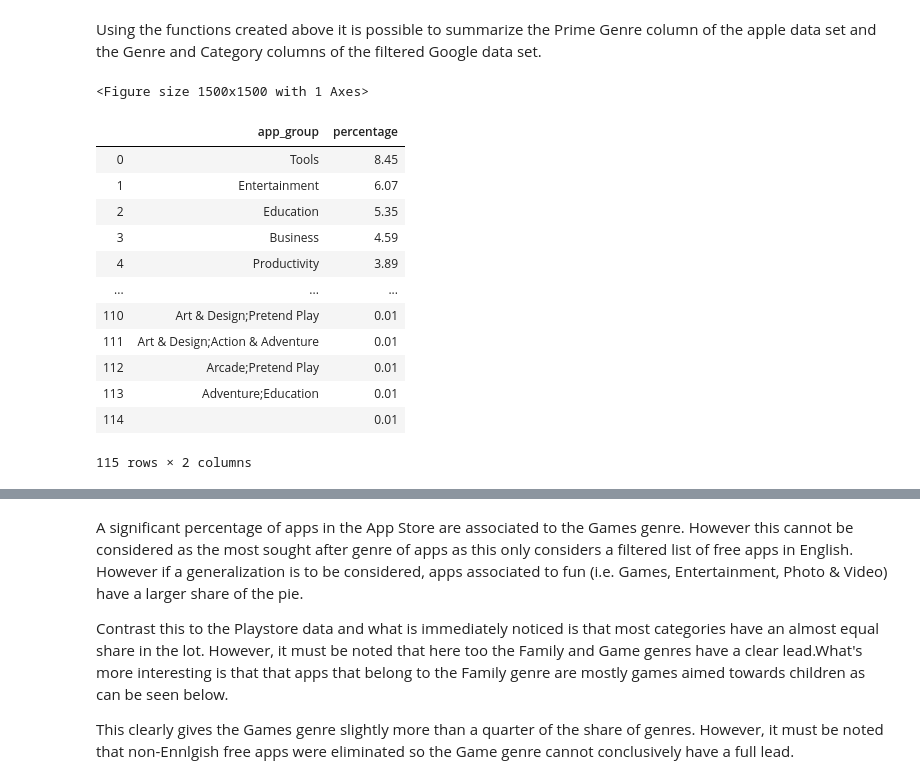
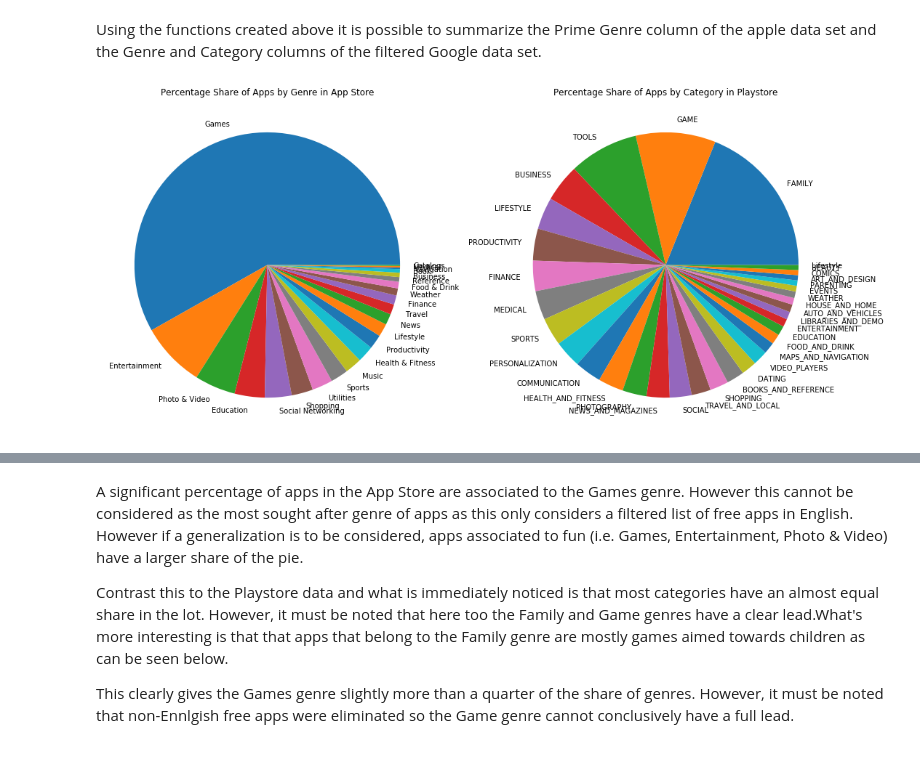
Before and after one commit to xcrusader/DQproject1, a Jupyter notebook: Popular App Profiles on Google Play and App Store.ipynb, the cells around one changed output, grey strips where cells are left out. Cells and saved outputs as stored; diff of their text form; code cells hidden in the pictures.

```diff
--- a/Popular App Profiles on Google Play and App Store.ipynb
+++ b/Popular App Profiles on Google Play and App Store.ipynb
@@ -217,10 +195,0 @@ It would be interesting to see how many instance of each app exist in the system
-# %%
-duplicate_count = {}
-
-for app in duplicate_apps:
-    if app in duplicate_count:
-        duplicate_count[app]+=1
-    else:
-        duplicate_count[app] = 1
-
-print(duplicate_count)
@@ -473,33 +421,17 @@ def display_table(dataset, index):
 Using the functions created above it is possible to summarize the Prime Genre column of the apple data set and the Genre and Category columns of the filtered Google data set.
 # %%
 #Percentage of apps by genre in the filtered App store data set
-percent = display_table(appl_free_apps, 11)
+appl_percent = display_table(appl_free_apps, 11)
+google_percent = display_table(free_apps, 1)
 # %%
 from matplotlib import pyplot as plt
-fig = plt.figure(figsize = (15,15))
+fig = plt.figure(figsize = (18,18))
+plt.subplot(1,2,1)
 plt.title("Percentage Share of Apps by Genre in App Store")
-plt.pie(x = percent["percentage"], labels = percent["app_group"])
+plt.pie(x = appl_percent["percentage"], labels = appl_percent["app_group"])
+plt.subplot(1,2,2)
+plt.title("Percentage Share of Apps by Category in Playstore")
+plt.pie(x = google_percent["percentage"], labels = google_percent["app_group"])
 plt.show()
 # %% [output]
-<Figure size 1500x1500 with 1 Axes>
+[figure, added]
-# %%
-#Percentage of apps by genre in the filtered Playtstore data set
-percent = display_table(free_apps, 9)
-percent
-# fig = plt.figure(figsize=(15,15))
-# plt.pie(x = percent["percentage"], labels = percent["app_group"])
-# plt.show()
-# %% [output]
-|  | app_group | percentage |
-| 0 | Tools | 8.45 |
-| 1 | Entertainment | 6.07 |
-| 2 | Education | 5.35 |
-| 3 | Business | 4.59 |
-| 4 | Productivity | 3.89 |
-| ... | ... | ... |
-| 110 | Art & Design;Pretend Play | 0.01 |
-| 111 | Art & Design;Action & Adventure | 0.01 |
-| 112 | Arcade;Pretend Play | 0.01 |
-| 113 | Adventure;Education | 0.01 |
-| 114 |  | 0.01 |
-115 rows × 2 columns
```
Also changed, not shown: parts of 7 cells of this notebook.
